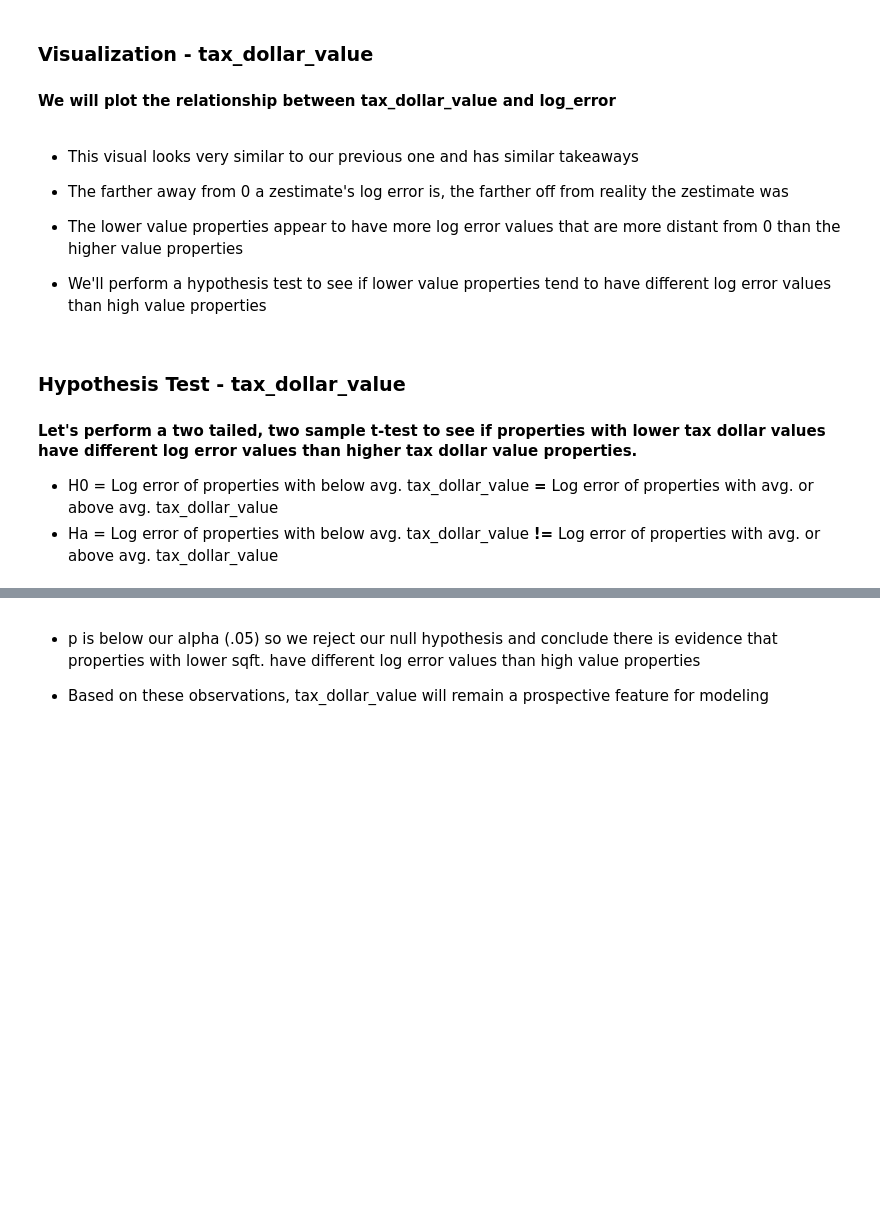
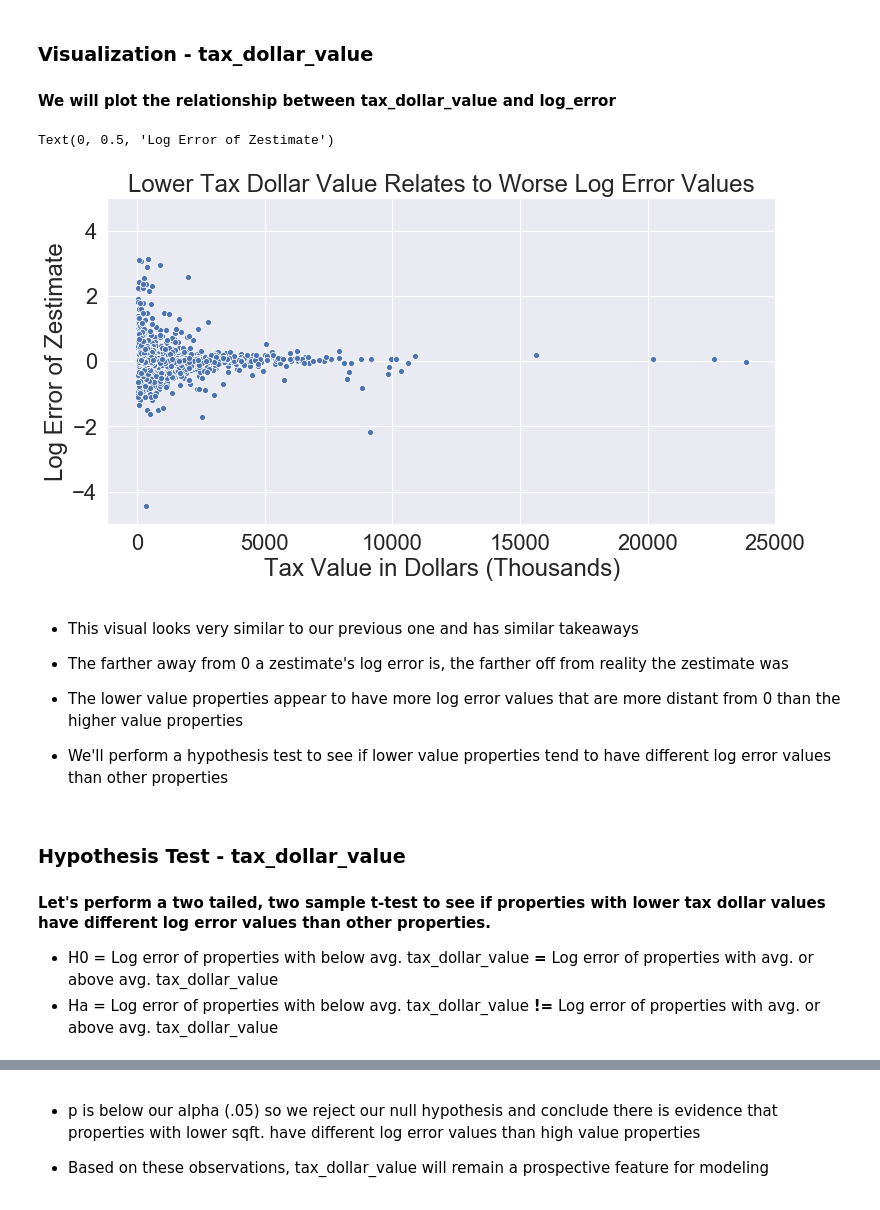
Before and after one commit to SamuelD-Data/zillow_clustering_project, a Jupyter notebook: WIP/update_notebook.ipynb, the cells around one changed output, grey strips where cells are left out. Drawn from its saved outputs; the diff is of its cells as text; code cells hidden in the pictures; blank space fills up the shorter version.

```diff
--- a/WIP/update_notebook.ipynb
+++ b/WIP/update_notebook.ipynb
@@ -489,12 +492,16 @@ Let's now explore how tax dollar value relates to log error.
 # %%
 # setting figure and text size
 sns.set(rc = {'figure.figsize':(12,6)})
 sns.set(font_scale = 2)
 
 # plotting data, setting title and scaling x axis values to simplify them
+plt.ylim([-5, 5])
 sns.scatterplot(x = train['tax_dollar_value'] / 1000, y = 'log_error', data = train).set_title("Lower Tax Dollar Value Relates to Worse Log Error Values")
 plt.xlabel("Tax Value in Dollars (Thousands)")
 plt.ylabel("Log Error of Zestimate")
+# %% [output]
+Text(0, 0.5, 'Log Error of Zestimate')
+[figure, added]
 # %% [markdown]
 - This visual looks very similar to our previous one and has similar takeaways
 
@@ -502,11 +509,11 @@ plt.ylabel("Log Error of Zestimate")
 
 - The lower value properties appear to have more log error values that are more distant from 0 than the higher value properties
 
-- We'll perform a hypothesis test to see if lower value properties tend to have different log error values than high value properties
+- We'll perform a hypothesis test to see if lower value properties tend to have different log error values than other properties
 # %% [markdown]
 ### Hypothesis Test - tax_dollar_value
 
-#### Let's perform a two tailed, two sample t-test to see if properties with lower tax dollar values have different log error values than higher tax dollar value properties.
+#### Let's perform a two tailed, two sample t-test to see if properties with lower tax dollar values have different log error values than other properties.
 
 - H0 = Log error of properties with below avg. tax_dollar_value __=__ Log error of properties with avg. or above avg. tax_dollar_value
 - Ha = Log error of properties with below avg. tax_dollar_value __!=__ Log error of properties with avg. or above avg. tax_dollar_value
```
Also changed, not shown: parts of 21 cells of this notebook, 1 other file.
